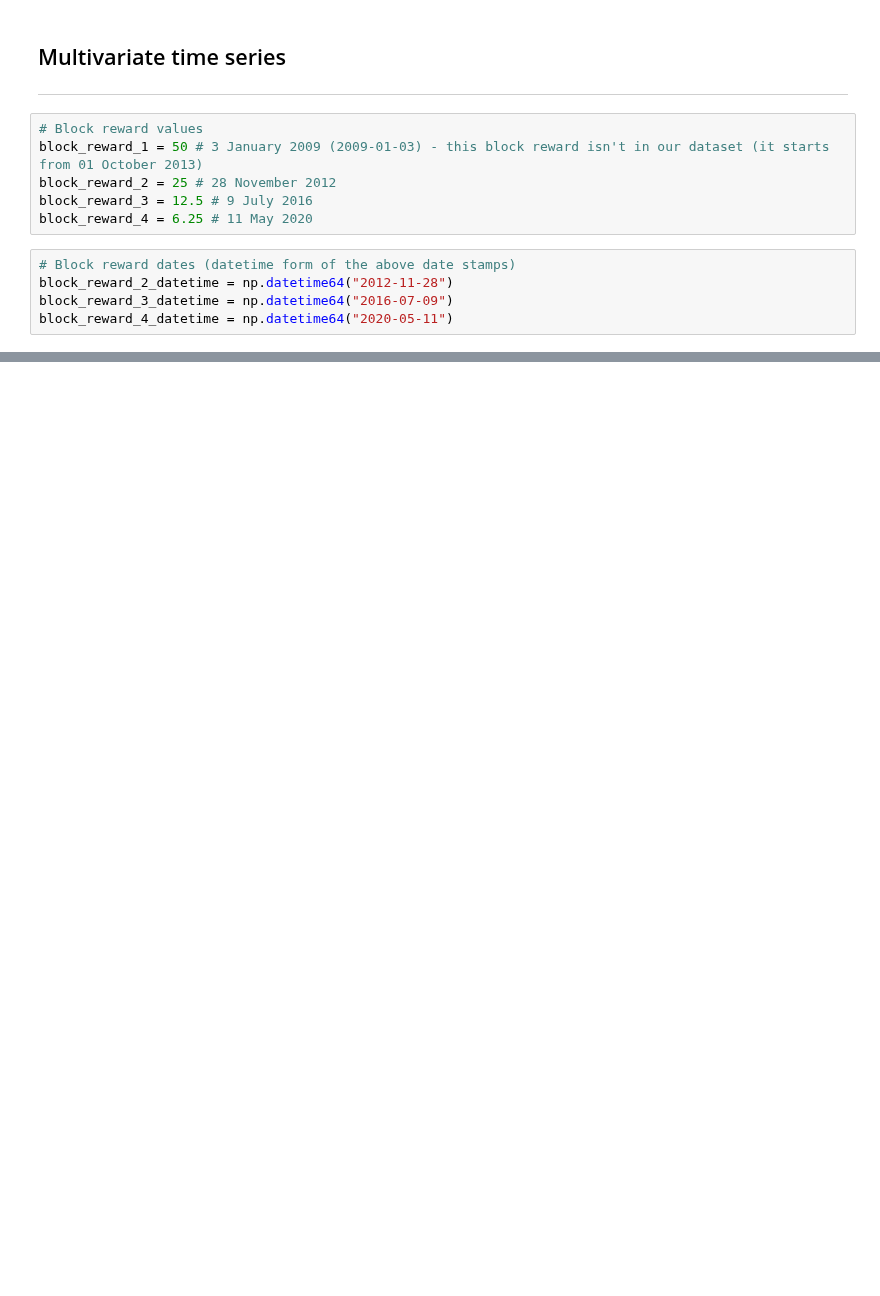
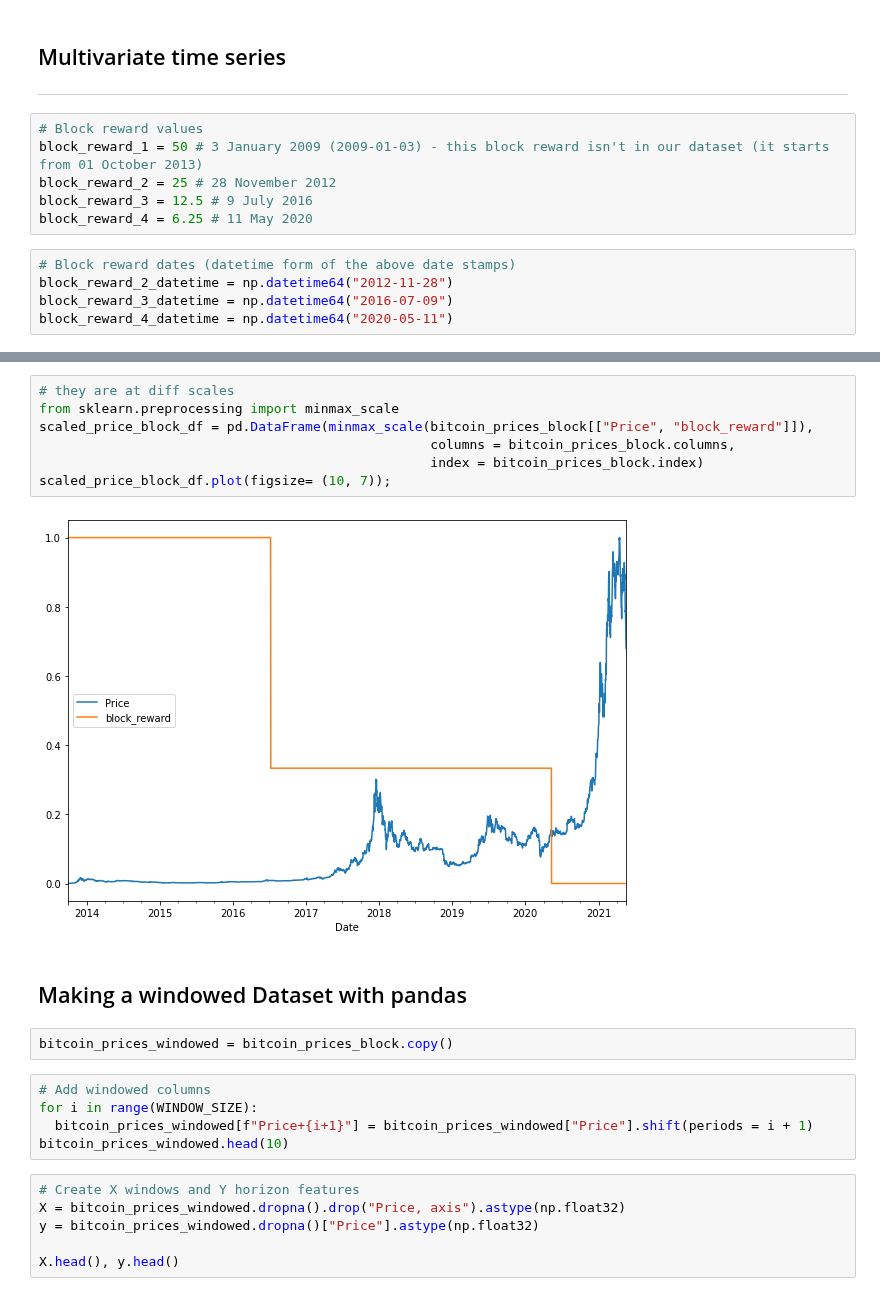
Before and after one commit to Sashank11/learn_tensorflow, a Jupyter notebook: Forcasting.ipynb, the cells around one changed output, grey strips where cells are left out. Saved outputs shown, nothing was run; the diff lists cells and outputs as text; blank space fills up the shorter version.

```diff
--- a/Forcasting.ipynb
+++ b/Forcasting.ipynb
@@ -769,0 +798,24 @@ block_reward_4_datetime = np.datetime64("2020-05-11")
+# %%
+# they are at diff scales
+from sklearn.preprocessing import minmax_scale
+scaled_price_block_df = pd.DataFrame(minmax_scale(bitcoin_prices_block[["Price", "block_reward"]]),
+                                                  columns = bitcoin_prices_block.columns,
+                                                  index = bitcoin_prices_block.index)
+scaled_price_block_df.plot(figsize= (10, 7));
+# %% [output]
+[figure, added]
+# %% [markdown]
+## Making a windowed Dataset with pandas
+# %%
+bitcoin_prices_windowed = bitcoin_prices_block.copy()
+# %%
+# Add windowed columns
+for i in range(WINDOW_SIZE):
+  bitcoin_prices_windowed[f"Price+{i+1}"] = bitcoin_prices_windowed["Price"].shift(periods = i + 1)
+bitcoin_prices_windowed.head(10)
+# %%
+# Create X windows and Y horizon features
+X = bitcoin_prices_windowed.dropna().drop("Price, axis").astype(np.float32)
+y = bitcoin_prices_windowed.dropna()["Price"].astype(np.float32)
+
+X.head(), y.head()
```
Also changed, not shown: parts of 26 cells of this notebook.
